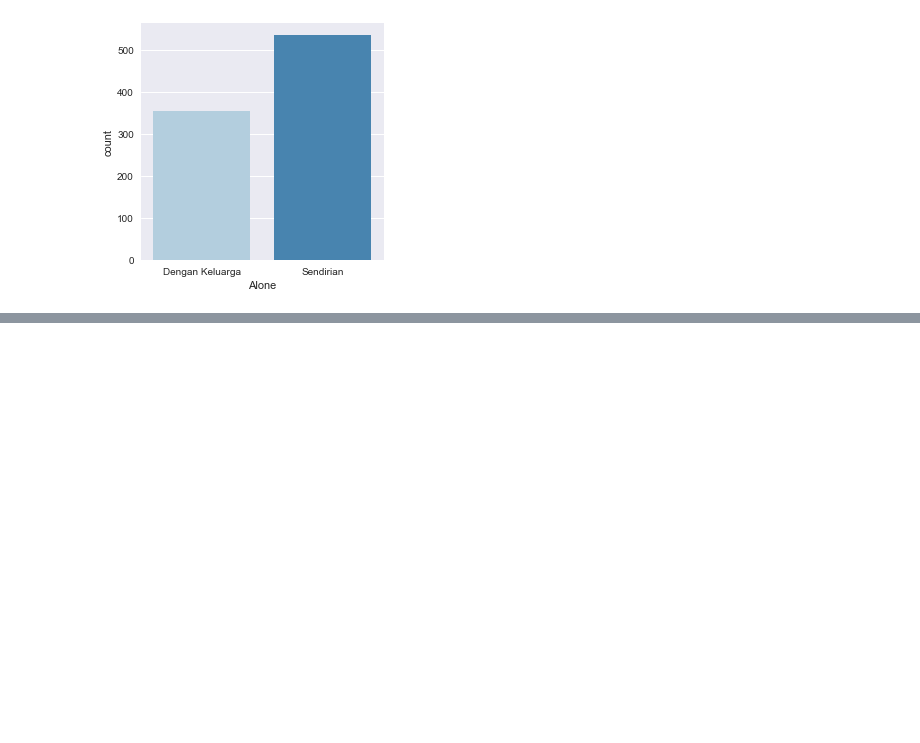
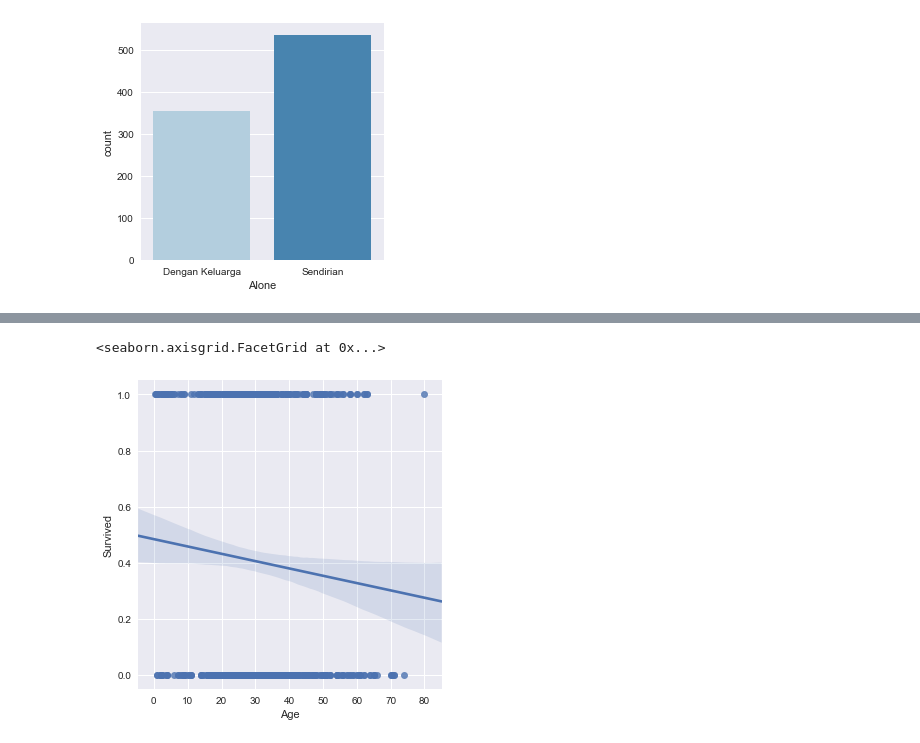
Before and after one commit to galihww/data-science-club-its, a Jupyter notebook: Week 3 - Playing with Titanic Dataset/Playing with titanic dataset.ipynb, the cells around one changed output, grey strips where cells are left out. Saved outputs shown, nothing was run; the diff lists cells and outputs as text; code cells hidden in the pictures; blank space fills up the shorter version.

```diff
--- a/Week 3 - Playing with Titanic Dataset/Playing with titanic dataset.ipynb
+++ b/Week 3 - Playing with Titanic Dataset/Playing with titanic dataset.ipynb
@@ -237,0 +254,5 @@ sns.factorplot('Alone', data=titanic_df, kind='count', palette='Blues')
+# %%
+sns.lmplot('Age', 'Survived', data=titanic_df)
+# %% [output]
+<seaborn.axisgrid.FacetGrid at 0x...>
+[figure, added]
```
Also changed, not shown: parts of 6 cells of this notebook.
